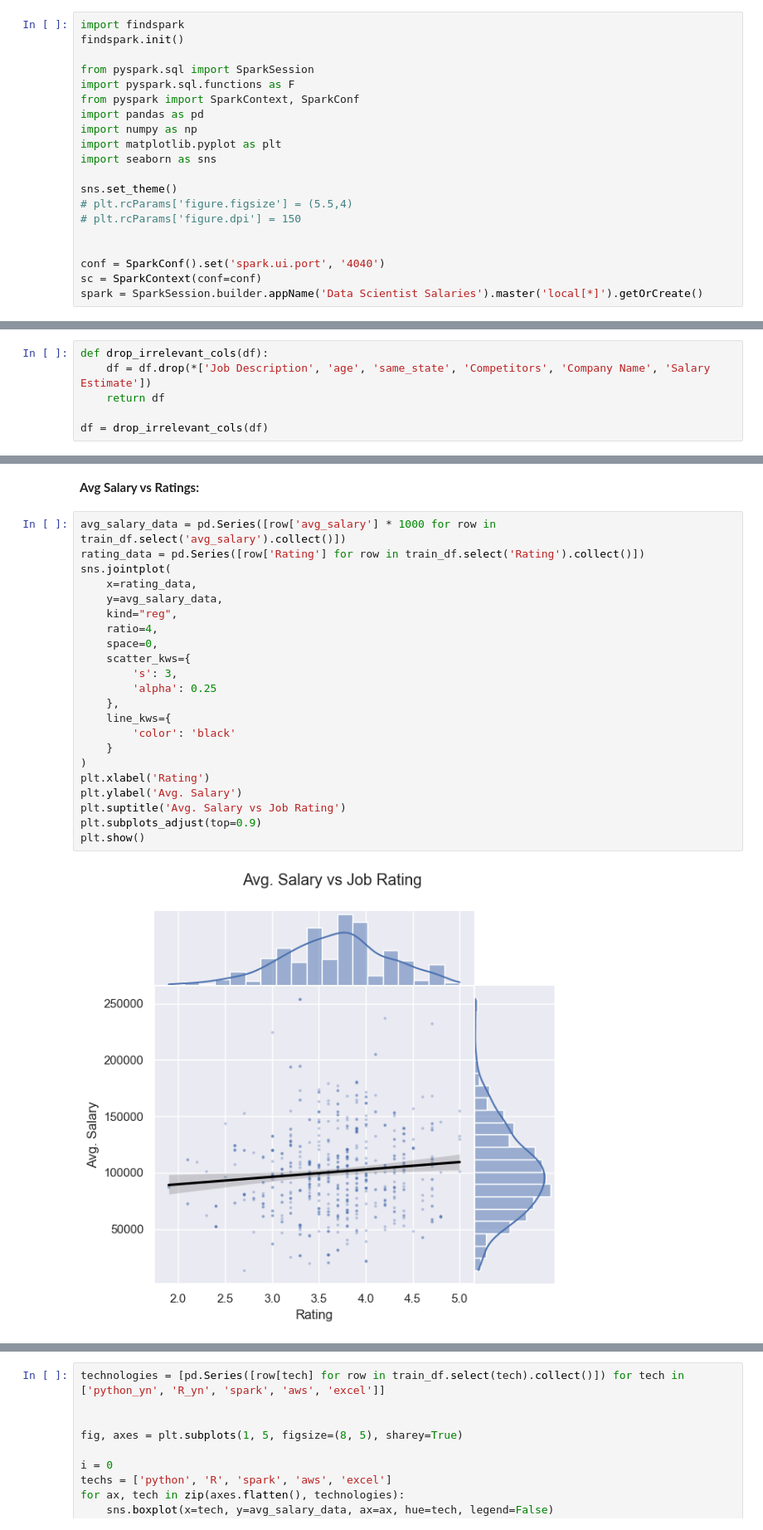
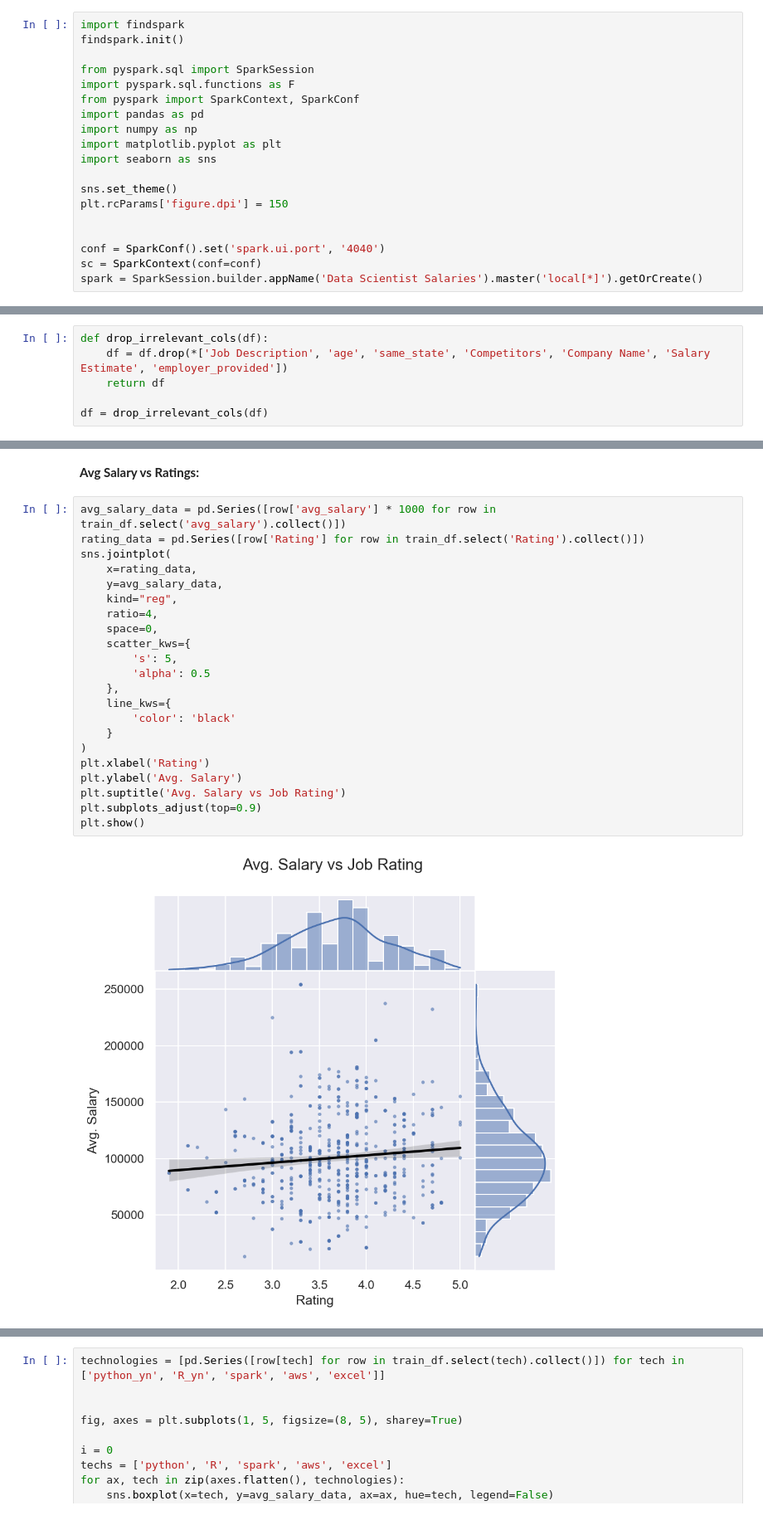
Before and after one commit to ericbanzuzi/ID2221-project, a Jupyter notebook: ds_salary_study.ipynb, the cells around one changed output, grey strips where cells are left out. Shown at 83% size. Cells and saved outputs as stored; diff of their text form.

```diff
--- a/ds_salary_study.ipynb
+++ b/ds_salary_study.ipynb
@@ -67,8 +67,7 @@ import matplotlib.pyplot as plt
 import seaborn as sns
 
 sns.set_theme()
-# plt.rcParams['figure.figsize'] = (5.5,4)
-# plt.rcParams['figure.dpi'] = 150
+plt.rcParams['figure.dpi'] = 150
 
 
 conf = SparkConf().set('spark.ui.port', '4040')
@@ -142,6 +141,6 @@ The dataset contains a lot of columns that are interesting and could be used for
 # %%
 def drop_irrelevant_cols(df):
-    df = df.drop(*['Job Description', 'age', 'same_state', 'Competitors', 'Company Name', 'Salary Estimate'])
+    df = df.drop(*['Job Description', 'age', 'same_state', 'Competitors', 'Company Name', 'Salary Estimate', 'employer_provided'])
     return df
 
 df = drop_irrelevant_cols(df)
@@ -532,25 +550,25 @@ This heatmap gives an idea of how most of the variables are strongly positively
 # %%
 avg_salary_data = pd.Series([row['avg_salary'] * 1000 for row in train_df.select('avg_salary').collect()])
 rating_data = pd.Series([row['Rating'] for row in train_df.select('Rating').collect()])
 sns.jointplot(
     x=rating_data,
     y=avg_salary_data,
     kind="reg",
     ratio=4,
     space=0,
     scatter_kws={
-        's': 3,
-        'alpha': 0.25
+        's': 5,
+        'alpha': 0.5
     },
     line_kws={
         'color': 'black'
     }
 )
 plt.xlabel('Rating')
 plt.ylabel('Avg. Salary')
 plt.suptitle('Avg. Salary vs Job Rating')
 plt.subplots_adjust(top=0.9)
 plt.show()
 # %% [output]
-[figure, old version]
+[figure, new version]
 # %% [markdown]
```
Also changed, not shown: parts of 51 cells of this notebook.
